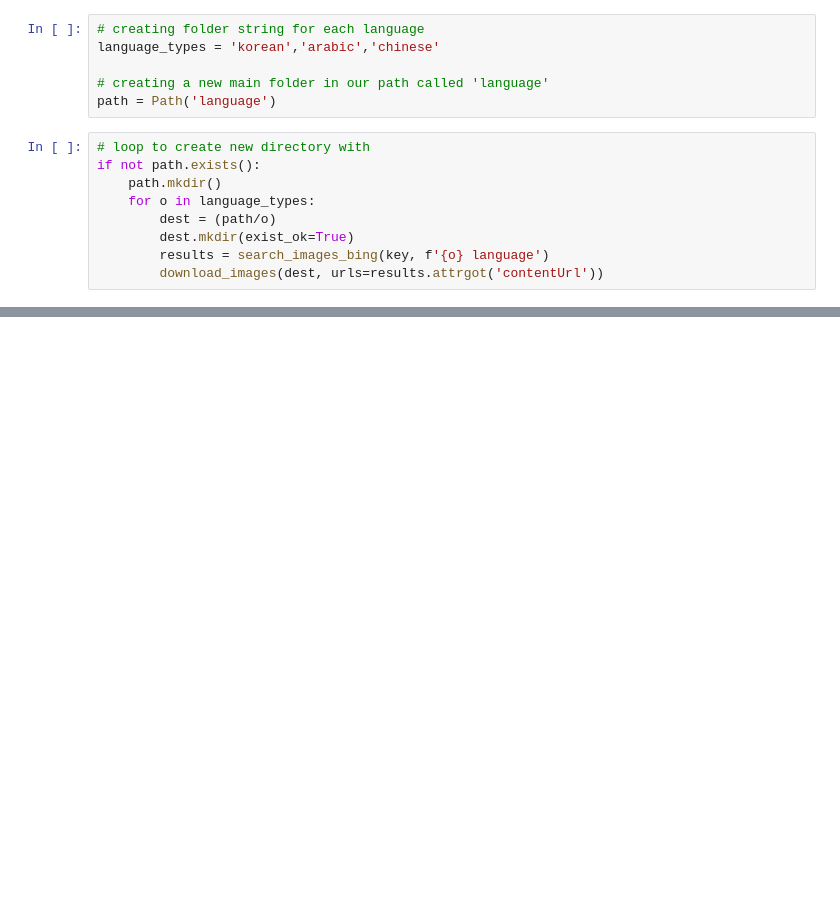
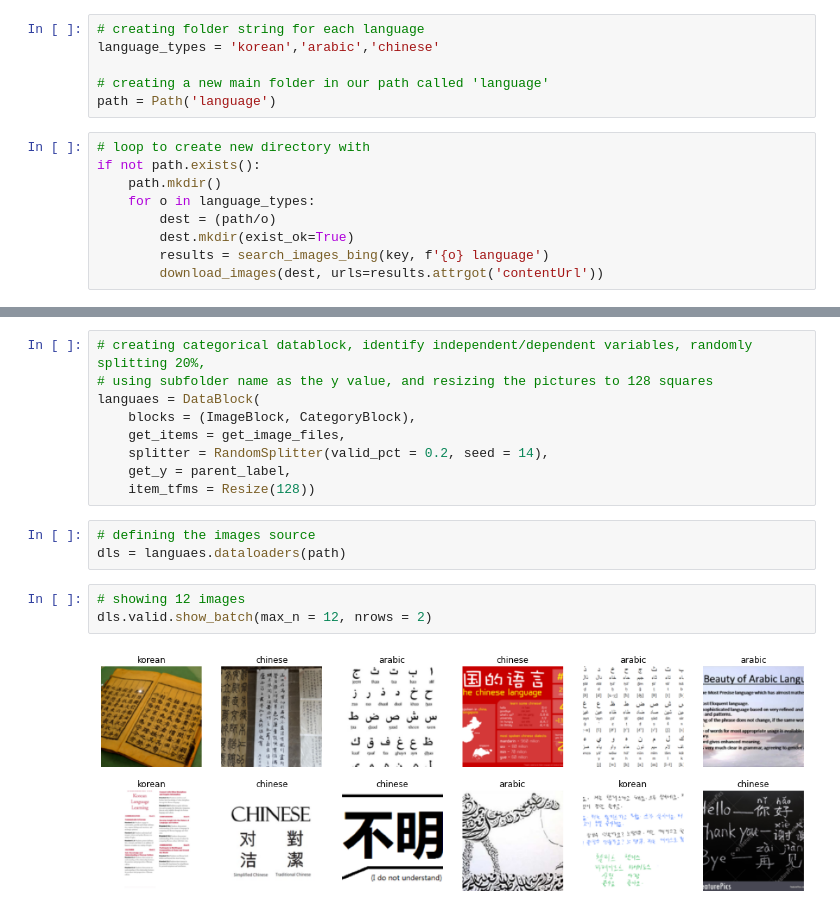
Before and after one commit to cmannnn/language_classifier, a Jupyter notebook: language_classifier.ipynb, the cells around one changed output, grey strips where cells are left out. Saved outputs shown, nothing was run; the diff lists cells and outputs as text; blank space fills up the shorter version.

```diff
--- a/language_classifier.ipynb
+++ b/language_classifier.ipynb
@@ -78,0 +90,17 @@ fns
+# %%
+# creating categorical datablock, identify independent/dependent variables, randomly splitting 20%,
+# using subfolder name as the y value, and resizing the pictures to 128 squares
+languaes = DataBlock(
+    blocks = (ImageBlock, CategoryBlock),
+    get_items = get_image_files,
+    splitter = RandomSplitter(valid_pct = 0.2, seed = 14),
+    get_y = parent_label,
+    item_tfms = Resize(128))
+# %%
+# defining the images source
+dls = languaes.dataloaders(path)
+# %%
+# showing 12 images
+dls.valid.show_batch(max_n = 12, nrows = 2)
+# %% [output]
+[figure, added]
```
Also changed, not shown: parts of 3 cells of this notebook.
